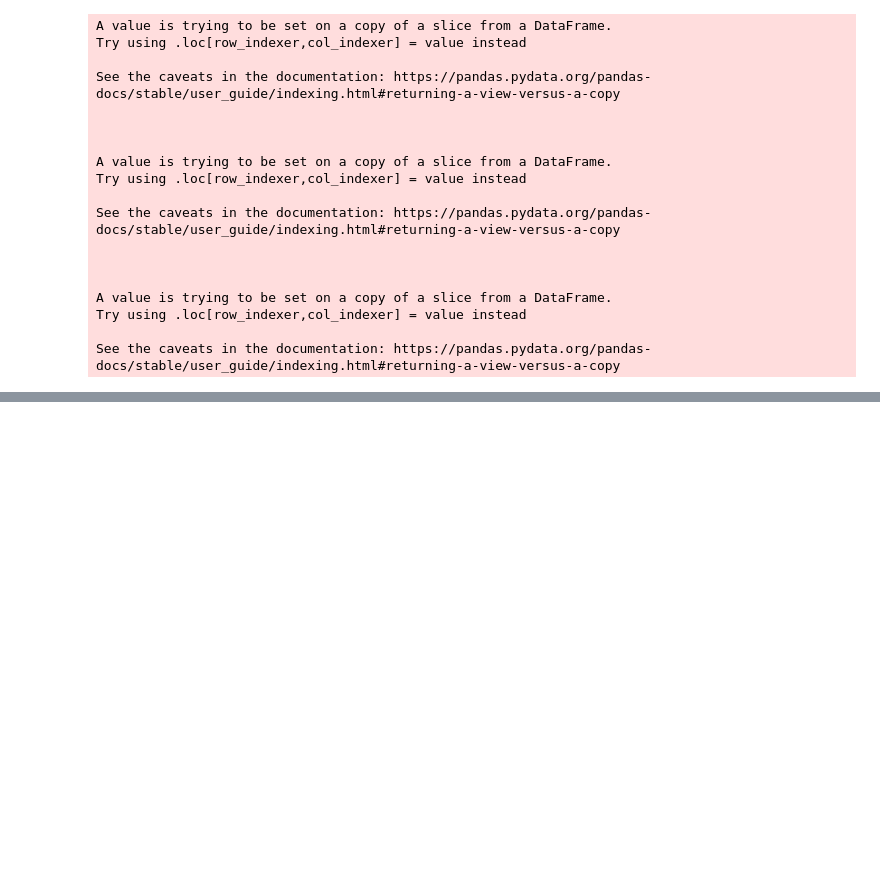
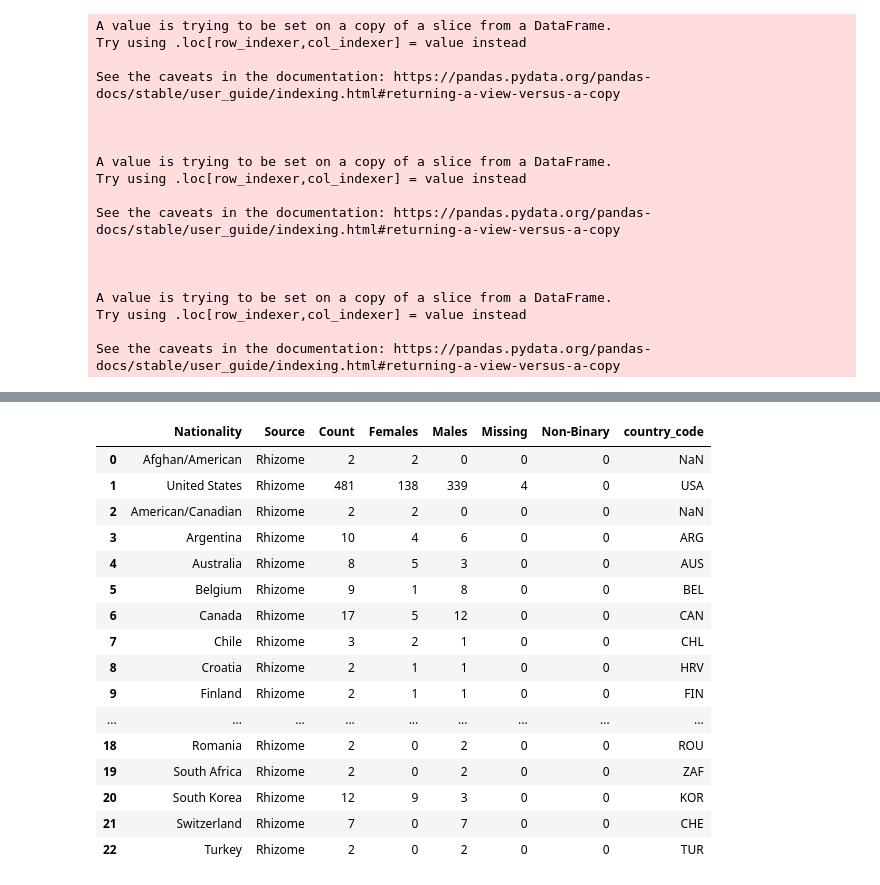
Before and after one commit to laurentfintoni/Net-Art-Rev, a Jupyter notebook: ChiaraViz_2.ipynb, the cells around one changed output, grey strips where cells are left out. Saved outputs shown, nothing was run; the diff lists cells and outputs as text; code cells hidden in the pictures; blank space fills up the shorter version.

```diff
--- a/ChiaraViz_2.ipynb
+++ b/ChiaraViz_2.ipynb
@@ -14,7 +14,7 @@ pd.set_option('display.max_rows', 200)
 from statsmodels.graphics.mosaicplot import mosaic
 from plotly.subplots import make_subplots
 pio.templates.default = "simple_white"
-
+import pycountry
 path = './'
 
 #complete DFs
@@ -98,6 +98,9 @@ moma_full_text_stop = pd.concat([moma_arch_cont_text_stop, moma_draw_cont_text_s
 
 
 #additional dfs made for support
+missing = pd.DataFrame({'Aalborgenser': ['Korean', 'Native American', 'Canadian Inuit'], 'Aalborg': ['Korea', 'United States', 'Canada']})
+df_natParse = pd.read_csv('https://raw.githubusercontent.com/knowitall/chunkedextractor/master/src/main/resources/edu/knowitall/chunkedextractor/demonyms.csv')
+correct_country = pd.concat([missing, df_natParse])
 df_nats_MomaFull = pd.concat([moma_artworks_old,moma_artworks_new])
 # %%
 def getDecade(date):
@@ -109,3 +123,10 @@ def getDecade(date):
+# %%
+def do_fuzzy_search(country):
+    try:
+        result = pycountry.countries.search_fuzzy(country)
+        return result[0].alpha_3
+    except:
+        return np.nan
 # %%
 #colorscales
 momacolorscale = ['#FFC0CB', '#FF69B4', '#DB7093', '#C71585', '#E6E6FA', '#DDA0DD', '#EE82EE', '#9932CC', '#8B008B', '#9370DB', '#483D8B', '#4B0082', '#FA8072', '#DC143C', '#8B0000', '#FF8C00', '#FF4500', '#FFD700', '#FFFF00', '#F0E68C', '#7FFF00', '#32CD32', '#90EE90', '#00FA9A', '#3CB371', '#006400', '#9ACD32', '#6B8E23', '#66CDAA', '#20B2AA', '#5F9EA0', '#4682B4', '#B0C4DE', '#87CEFA', '#6495ED', '#00BFFF', '#1E90FF', '#0000CD', '#191970', '#FFDEAD', '#DEB887', '#BC8F8F', '#DAA520', '#B8860B', '#D2691E', '#8B4513', '#A52A2A', '#F0FFF0', '#708090', '#2F4F4F', '#696969', '#8FBC8F', '#00CED1' ]
@@ -472,0 +386,33 @@ workingDF_final = workingDF_final.sort_values(by='DateAcquired')
+# %%
+df_rhizome_map = df_rhizome_barchart.groupby(['Nationality','Source'],as_index=False).agg({'Count': 'sum','Females': 'sum','Males': 'sum','Missing': 'sum','Non-Binary': 'sum'})
+
+natios_MOMA = set(df_rhizome_map.Nationality)
+for item in natios_MOMA:
+    my = correct_country[correct_country['Aalborgenser'] == item]
+
+    country = my[:1]['Aalborg'].values
+    if len(country)>0:
+        country_str = my[:1]['Aalborg'].values[0]
+
+        df_rhizome_map.loc[df_rhizome_map["Nationality"] == item, "Nationality"] = country_str
+
+df_rhizome_map["country_code"] = df_rhizome_map["Nationality"].apply(lambda country: do_fuzzy_search(country))
+df_rhizome_map
+# %% [output]
+|  | Nationality | Source | Count | Females | Males | Missing | Non-Binary | country_code |
+| 0 | Afghan/American | Rhizome | 2 | 2 | 0 | 0 | 0 | NaN |
+| 1 | United States | Rhizome | 481 | 138 | 339 | 4 | 0 | USA |
+| 2 | American/Canadian | Rhizome | 2 | 2 | 0 | 0 | 0 | NaN |
+| 3 | Argentina | Rhizome | 10 | 4 | 6 | 0 | 0 | ARG |
+| 4 | Australia | Rhizome | 8 | 5 | 3 | 0 | 0 | AUS |
+| 5 | Belgium | Rhizome | 9 | 1 | 8 | 0 | 0 | BEL |
+| 6 | Canada | Rhizome | 17 | 5 | 12 | 0 | 0 | CAN |
+| 7 | Chile | Rhizome | 3 | 2 | 1 | 0 | 0 | CHL |
+| 8 | Croatia | Rhizome | 2 | 1 | 1 | 0 | 0 | HRV |
+| 9 | Finland | Rhizome | 2 | 1 | 1 | 0 | 0 | FIN |
+| ... | ... | ... | ... | ... | ... | ... | ... | ... |
+| 18 | Romania | Rhizome | 2 | 0 | 2 | 0 | 0 | ROU |
+| 19 | South Africa | Rhizome | 2 | 0 | 2 | 0 | 0 | ZAF |
+| 20 | South Korea | Rhizome | 12 | 9 | 3 | 0 | 0 | KOR |
+| 21 | Switzerland | Rhizome | 7 | 0 | 7 | 0 | 0 | CHE |
+| 22 | Turkey | Rhizome | 2 | 0 | 2 | 0 | 0 | TUR |
```
Also changed, not shown: parts of 17 cells of this notebook.
